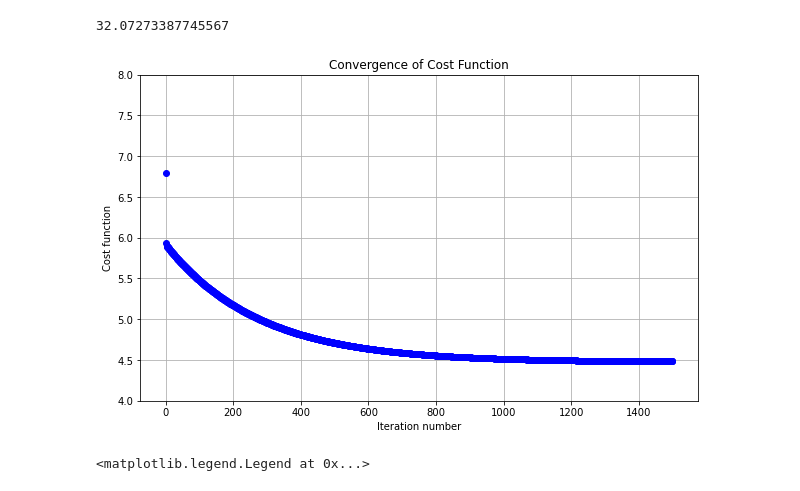
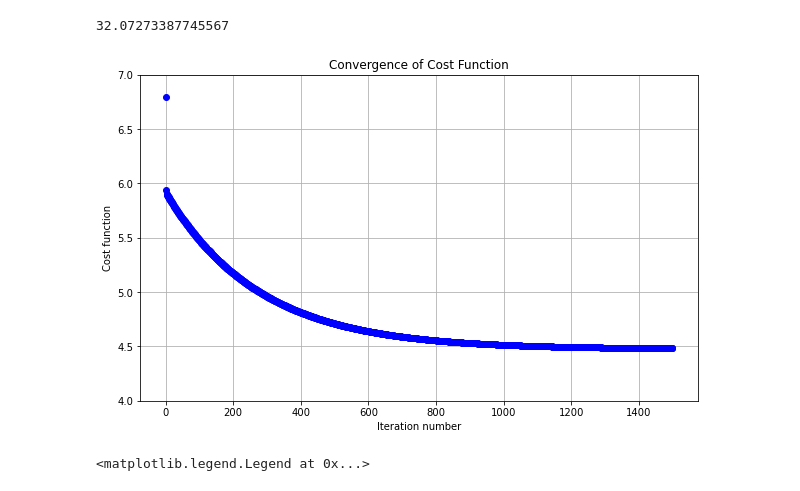
Before and after one commit to MiyamaRemi/Machine-Learning-ex, a Jupyter notebook: ml_ipynb/ex1/ex1.ipynb, the cells around one changed output. Saved outputs shown, nothing was run; the diff lists cells and outputs as text; code cells hidden in the pictures.

```diff
--- a/ml_ipynb/ex1/ex1.ipynb
+++ b/ml_ipynb/ex1/ex1.ipynb
@@ -62,20 +62,20 @@ def descendGradient(X, theta_start = np.zeros(2)):
 # %%
 initial_theta = np.zeros((X.shape[1],1))
 theta, thetahistory, jvec = descendGradient(X,initial_theta)
 
 def plotConvergence(jvec):
     plt.figure(figsize=(10,6))
     plt.plot(range(len(jvec)),jvec,'bo')
     plt.grid(True)
     plt.title("Convergence of Cost Function")
     plt.xlabel("Iteration number")
     plt.ylabel("Cost function")
     dummy = plt.xlim([-0.05*iterations,1.05*iterations])
 
 plotConvergence(jvec)
-dummy = plt.ylim([4,8])
+dummy = plt.ylim([4,7])
 # %% [output]
-[figure, old version]
+[figure, new version]
 # %%
 #Plot the line on top of the data to ensure it looks correct
 def myfit(xval):
```
Also changed, not shown: parts of 5 cells of this notebook, 1 other file.
